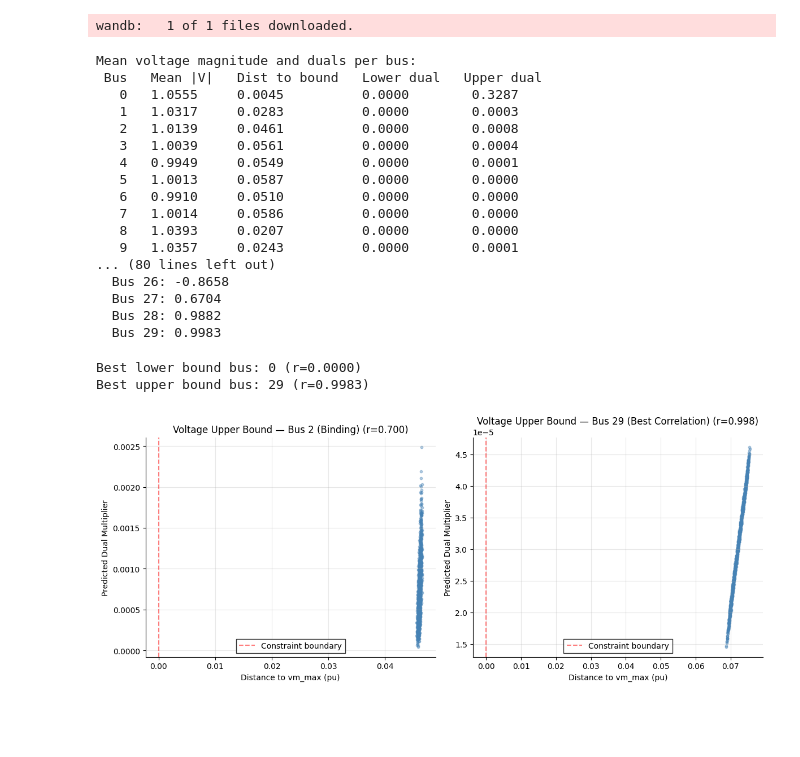
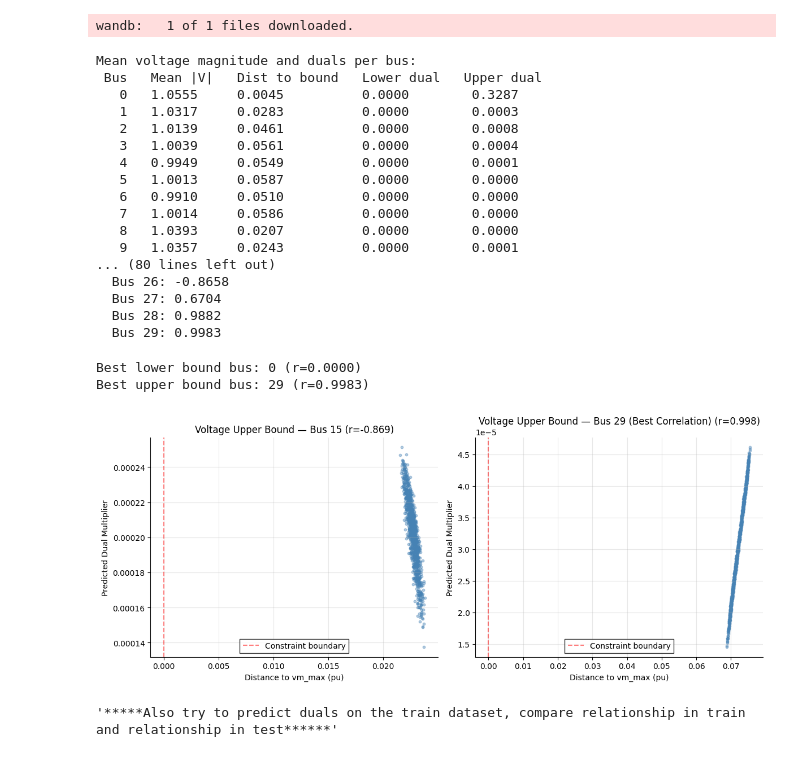
Before and after one commit to jsnixon/acopf-pointwise-constraints, a Jupyter notebook: src/opf/analysis.ipynb, the cells around one changed output. Saved outputs shown, nothing was run; the diff lists cells and outputs as text; code cells hidden in the pictures; blank space fills up the shorter version.

Commit message:
Constraint/Dual Prediction

```diff
--- a/src/opf/analysis.ipynb
+++ b/src/opf/analysis.ipynb
@@ -320,7 +320,7 @@ print(f"Best upper bound bus: {best_upper_bus} (r={upper_corr[best_upper_bus]:.4
 fig, axes = plt.subplots(1, 2, figsize=(12, 5))
 
 for ax, bus, dist, dual, corr, label in [
-    (axes[0], 2, dist_upper, vm_upper, upper_corr, "Bus 2 (Binding)"),
+    (axes[0], 15, dist_upper, vm_upper, upper_corr, "Bus 15"),
     (axes[1], best_upper_bus, dist_upper, vm_upper, upper_corr, f"Bus {best_upper_bus} (Best Correlation)"),
 ]:
     x = dist[:, bus]
@@ -332,31 +332,41 @@ for ax, bus, dist, dual, corr, label in [
     ax.set_title(f'Voltage Upper Bound — {label} (r={upper_corr[bus]:.3f})')
     ax.legend(fancybox=False, edgecolor='black')
     ax.grid(True, alpha=0.3)
     ax.spines['top'].set_visible(False)
     ax.spines['right'].set_visible(False)
 
 plt.tight_layout()
 #plt.savefig('voltage_dual_vs_distance.pdf', bbox_inches='tight', dpi=300)
 plt.show()
+
+"""Take mean violation per constraint, take mean dual variable over all samples per that constraint, and then plot that for all 420 constraints"""
+""" Check STD of constraint level and look at the constraints with the highest STD, maybe normalize STD (different constraints have different magnitude levels)"""
+"""Then perhaps work with the ones with the highest STD (the constraints most sensitive to the change in demand for samples)"""
+"""Work with constraints that are closest to the constraint boundary, perhaps these will be more meaningful"""
+"""Plot lambdas on log scale"""
+
+"""Choose some set of constraint level for all (or some) of the constraints, see dual variable predicted for constraints at that level, and then try backprop to generate sample demand with those levels using some loss function (perhaps mse with desired duals)"""
+"""*****Also try to predict duals on the train dataset, compare relationship in train and relationship in test******"""
 # %% [output]
 wandb:   1 of 1 files downloaded.
 Mean voltage magnitude and duals per bus:
  Bus   Mean |V|   Dist to bound   Lower dual   Upper dual
    0   1.0555     0.0045          0.0000        0.3287
    1   1.0317     0.0283          0.0000        0.0003
    2   1.0139     0.0461          0.0000        0.0008
    3   1.0039     0.0561          0.0000        0.0004
    4   0.9949     0.0549          0.0000        0.0001
    5   1.0013     0.0587          0.0000        0.0000
    6   0.9910     0.0510          0.0000        0.0000
    7   1.0014     0.0586          0.0000        0.0000
    8   1.0393     0.0207          0.0000        0.0000
    9   1.0357     0.0243          0.0000        0.0001
 ... (80 lines left out)
   Bus 26: -0.8658
   Bus 27: 0.6704
   Bus 28: 0.9882
   Bus 29: 0.9983
 Best lower bound bus: 0 (r=0.0000)
 Best upper bound bus: 29 (r=0.9983)
-[figure, old version]
+[figure, new version]
+'*****Also try to predict duals on the train dataset, compare relationship in train and relationship in test******'
```
Also changed, not shown: parts of 5 cells of this notebook, 4 other files.
